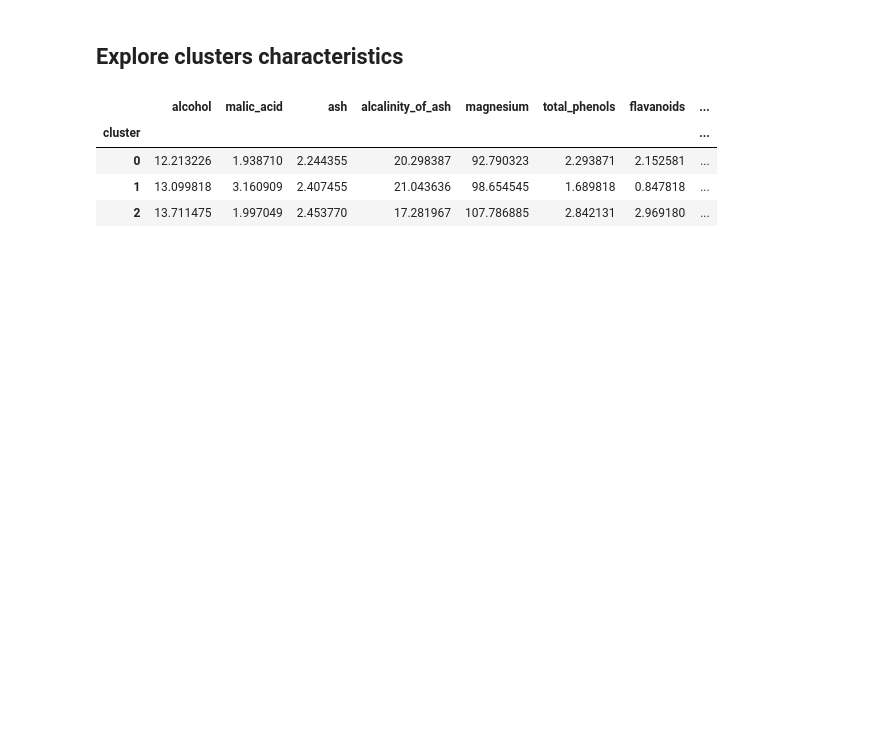
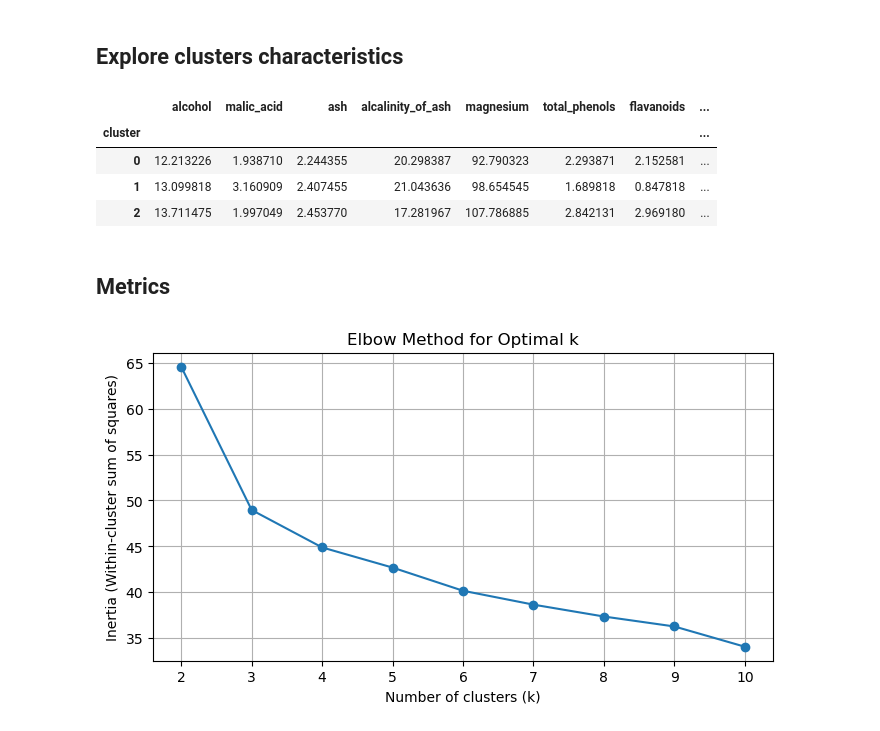
Before and after one commit to TebasMartinez/Ironhack-Data-Analytics-Bootcamp-2025, a Jupyter notebook: Week 12 - Machine Learning/wine_clustering.ipynb, the cells around one changed output. Drawn from its saved outputs; the diff is of its cells as text; code cells hidden in the pictures; blank space fills up the shorter version.

```diff
--- a/Week 12 - Machine Learning/wine_clustering.ipynb
+++ b/Week 12 - Machine Learning/wine_clustering.ipynb
@@ -156,3 +173,22 @@ X.groupby('cluster').mean()
 | 0 | 12.213226 | 1.938710 | 2.244355 | 20.298387 | 92.790323 | 2.293871 | 2.152581 | ... |
 | 1 | 13.099818 | 3.160909 | 2.407455 | 21.043636 | 98.654545 | 1.689818 | 0.847818 | ... |
 | 2 | 13.711475 | 1.997049 | 2.453770 | 17.281967 | 107.786885 | 2.842131 | 2.969180 | ... |
+# %% [markdown]
+## Metrics
+# %%
+inertias = []
+k_range = range(2, 11)
+for k in k_range:
+    kmeans = KMeans(n_clusters=k, random_state=42)
+    kmeans.fit(X_scaled)
+    inertias.append(kmeans.inertia_)
+plt.figure(figsize=(8, 4))
+plt.plot(k_range, inertias, marker='o')
+plt.xlabel('Number of clusters (k)')
+plt.ylabel('Inertia (Within-cluster sum of squares)')
+plt.title('Elbow Method for Optimal k')
+plt.xticks(k_range)
+plt.grid(True)
+plt.show()
+# %% [output]
+[figure, added]
```
Also changed, not shown: parts of 8 cells of this notebook, 1 other file.
